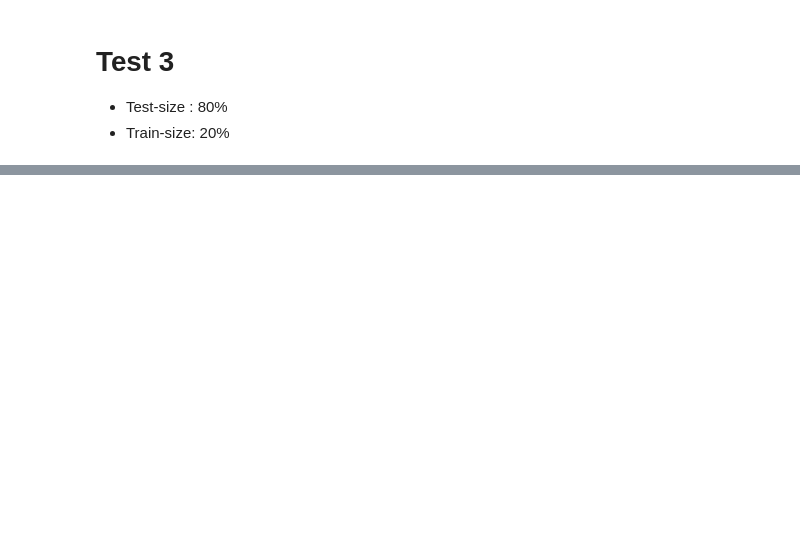
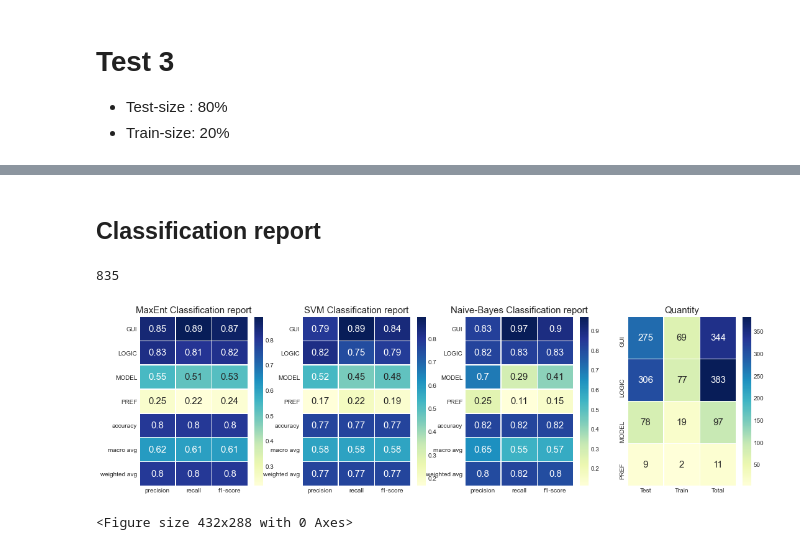
Before and after one commit to alexanderflorean/BSc-JavSoCoClassifier, a Jupyter notebook: jupyter/laoa_preprocess.ipynb, the cells around one changed output, grey strips where cells are left out. Drawn from its saved outputs; the diff is of its cells as text; code cells hidden in the pictures; blank space fills up the shorter version.

```diff
--- a/jupyter/laoa_preprocess.ipynb
+++ b/jupyter/laoa_preprocess.ipynb
@@ -200,0 +292,18 @@ plt.show()
+# %% [markdown]
+## Classification report
+# %%
+fig, axis = plt.subplots(1,4, figsize=(18, 5))
+axis[0].set_title(metrics_max_ent.name + " Classification report",fontsize = 15)
+axis[1].set_title(metrics_svm.name + " Classification report",fontsize = 15)
+axis[2].set_title(metrics_naive.name + " Classification report",fontsize = 15)
+axis[3].set_title("Quantity", fontsize=15)
+fig1 = metrics_max_ent.plot_data_info(axis[0])
+fig2 = metrics_svm.plot_data_info(axis[1])
+fig3 = metrics_naive.plot_data_info(axis[2])
+metrics_naive.plot_support_table(axis[3])
+plt.tight_layout()
+plt.show()
+# %% [output]
+835
+[figure, added]
+<Figure size 432x288 with 0 Axes>
```
Also changed, not shown: parts of 76 cells of this notebook, 3 other files.
